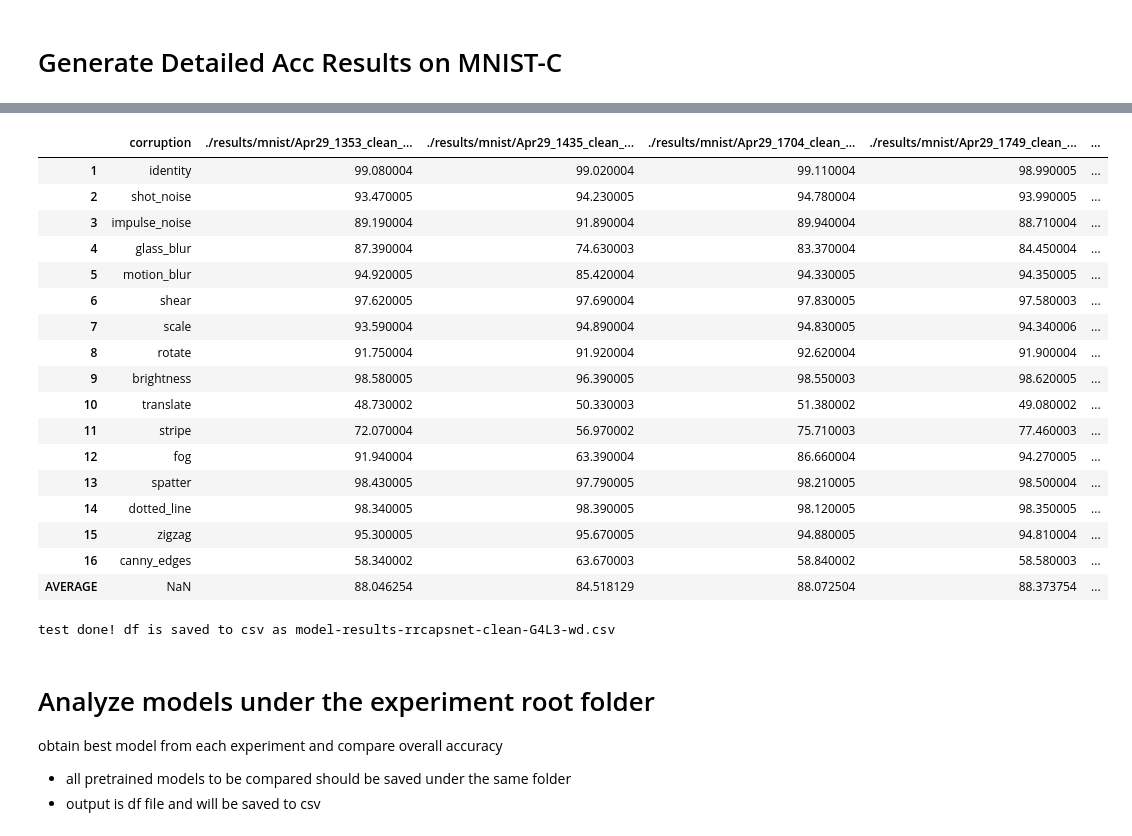
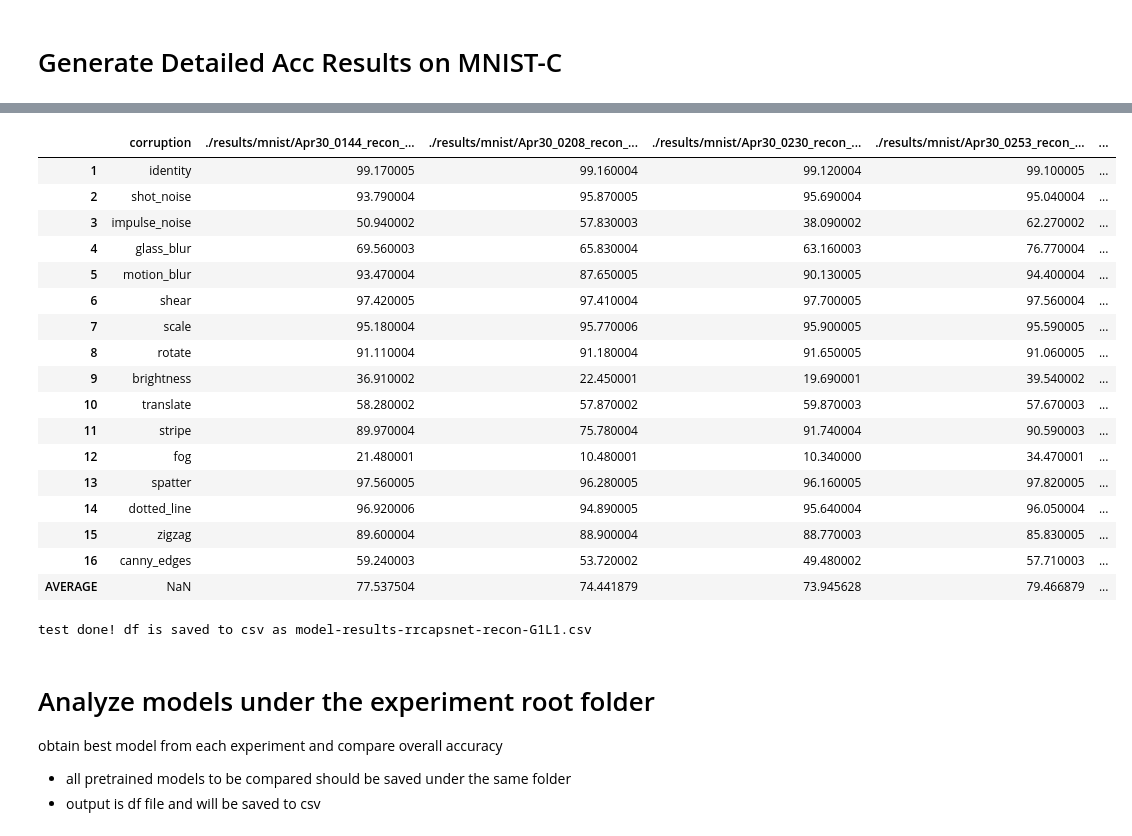
Before and after one commit to ahnchive/ORA-recognition, a Jupyter notebook: eval_rrcapsnet_original.ipynb, the cells around one changed output, grey strips where cells are left out. Cells and saved outputs as stored; diff of their text form; code cells hidden in the pictures.

```diff
--- a/eval_rrcapsnet_original.ipynb
+++ b/eval_rrcapsnet_original.ipynb
@@ -713,7 +705,7 @@ model is loaded from ./results/mnist/Apr29_0213_clean_wd_run1/best_epoch75_acc0.
 #############################
 task='mnist_c_mini'
 # task='mnist_recon'
-# task='mnist_c_original'
+task='mnist_c_original'
 
 train=False #train or test dataset
 print_args=False
@@ -722,8 +714,7 @@ print_args=False
 args_to_update = {'device':DEVICE, 'batch_size':BATCHSIZE,
                  'time_steps': 4, 'routings': 3, 'mask_threshold': 0.1}
 
-load_model_path = './models/rrcapsnet/run3_epoch50_acc0.9907.pt'
-load_model_path = './results/mnist/Apr29_0213_clean_wd_run1/best_epoch75_acc0.9981.pt'
+load_model_path = './models/rrcapsnet/rrcapsnet_best.pt'
 
 
 args = load_args(load_model_path, args_to_update, print_args)
@@ -731,7 +722,7 @@ model = load_model(args)
 
 
 # obtain model prediction and outputs
-corruption_index =3
+corruption_index =9
 corruption =CORRUPTION_TYPES[corruption_index-1]
 
 if task == 'mnist_c_mini':
@@ -740,8 +731,9 @@ if task == 'mnist_c_mini':
     print(f'==> corruption type: {corruption}, this batch acc: {acc_model.mean().item()}')
 elif task =='mnist_c_original':
     print("original is used")
+    batchnum=0
     x, gtx, y_hot, acc_model, objcaps_len_step, x_recon_step, outputs_model = \
-    evaluate_model_on_mnistc_original(corruption, model, verbose=False, save_hooks=True,  max_batch_num=2)
+    evaluate_model_on_mnistc_original(corruption, model, verbose=False, save_hooks=True, max_batch_num=batchnum)
     print(f'==> corruption type: {corruption}, this batch acc: {acc_model.mean().item()}')
 else:
     batchnum=corruption_index*int(1000/BATCHSIZE)-1
@@ -955,7 +941,7 @@ visualize_batch(x, y, outputs['x_input'], objcaps_len_step, start=idx_start, n_i
 verbose=False
 print_args =False
 args_to_update = {'device':DEVICE, 'batch_size':BATCHSIZE,
-                 'time_steps': 4, 'routings': 3, 'mask_threshold': 0.1}
+                 'time_steps': 1, 'routings': 1, 'mask_threshold': 0.1}
 
 
 modelpathlist = [
@@ -993,11 +979,26 @@ modelpathlist = [
 # './results/mnist/Apr29_0429_clean_wd_run5/best_epoch71_acc0.9987.pt',
 
 # Clean-WD 0.0005, 0.98
-'./results/mnist/Apr29_1353_clean_wd2_run1/best_epoch85_acc0.9983.pt',
-'./results/mnist/Apr29_1435_clean_wd2_run2/best_epoch95_acc0.9986.pt',
-'./results/mnist/Apr29_1704_clean_wd2_run3/best_epoch105_acc0.9988.pt',
-'./results/mnist/Apr29_1749_clean_wd2_run4/best_epoch92_acc0.9983.pt',
-'./results/mnist/Apr29_1829_clean_wd2_run5/best_epoch115_acc0.9987.pt',
+# './results/mnist/Apr29_1353_clean_wd2_run1/best_epoch85_acc0.9983.pt',
+# './results/mnist/Apr29_1435_clean_wd2_run2/best_epoch95_acc0.9986.pt',
+# './results/mnist/Apr29_1704_clean_wd2_run3/best_epoch105_acc0.9988.pt',
+# './results/mnist/Apr29_1749_clean_wd2_run4/best_epoch92_acc0.9983.pt',
+# './results/mnist/Apr29_1829_clean_wd2_run5/best_epoch115_acc0.9987.pt',
+
+# Recon-WD
+'./results/mnist/Apr30_0144_recon_run1/best_epoch81_acc0.9983.pt',
+'./results/mnist/Apr30_0208_recon_run2/best_epoch73_acc0.9986.pt',
+'./results/mnist/Apr30_0230_recon_run3/best_epoch77_acc0.9986.pt',
+'./results/mnist/Apr30_0253_recon_run4/best_epoch63_acc0.9981.pt',
+'./results/mnist/Apr30_0321_recon_run5/best_epoch77_acc0.9987.pt',
+
+# Shift-WD
+# './results/mnist/Apr30_0304_shift_run1/best_epoch103_acc0.9966.pt',
+# './results/mnist/Apr30_0400_shift_run2/best_epoch78_acc0.9977.pt',
+# './results/mnist/Apr30_0425_shift_run3/best_epoch85_acc0.9973.pt',
+# './results/mnist/Apr30_0450_shift_run4/best_epoch80_acc0.9958.pt',
+# './results/mnist/Apr30_0513_shift_run5/best_epoch64_acc0.9978.pt'
+
 ]
 
 
@@ -1044,26 +1045,27 @@ DECODER: fcn, w/ None projection
 ========================================================
-|  | corruption | ./results/mnist/Apr29_1353_clean_... | ./results/mnist/Apr29_1435_clean_... | ./results/mnist/Apr29_1704_clean_... | ./results/mnist/Apr29_1749_clean_... | ... |
-| 1 | identity | 99.080004 | 99.020004 | 99.110004 | 98.990005 | ... |
-| 2 | shot_noise | 93.470005 | 94.230005 | 94.780004 | 93.990005 | ... |
-| 3 | impulse_noise | 89.190004 | 91.890004 | 89.940004 | 88.710004 | ... |
-| 4 | glass_blur | 87.390004 | 74.630003 | 83.370004 | 84.450004 | ... |
-| 5 | motion_blur | 94.920005 | 85.420004 | 94.330005 | 94.350005 | ... |
-| 6 | shear | 97.620005 | 97.690004 | 97.830005 | 97.580003 | ... |
-| 7 | scale | 93.590004 | 94.890004 | 94.830005 | 94.340006 | ... |
-| 8 | rotate | 91.750004 | 91.920004 | 92.620004 | 91.900004 | ... |
-| 9 | brightness | 98.580005 | 96.390005 | 98.550003 | 98.620005 | ... |
-| 10 | translate | 48.730002 | 50.330003 | 51.380002 | 49.080002 | ... |
-| 11 | stripe | 72.070004 | 56.970002 | 75.710003 | 77.460003 | ... |
-| 12 | fog | 91.940004 | 63.390004 | 86.660004 | 94.270005 | ... |
-| 13 | spatter | 98.430005 | 97.790005 | 98.210005 | 98.500004 | ... |
-| 14 | dotted_line | 98.340005 | 98.390005 | 98.120005 | 98.350005 | ... |
-| 15 | zigzag | 95.300005 | 95.670005 | 94.880005 | 94.810004 | ... |
-| 16 | canny_edges | 58.340002 | 63.670003 | 58.840002 | 58.580003 | ... |
-| AVERAGE | NaN | 88.046254 | 84.518129 | 88.072504 | 88.373754 | ... |
+|  | corruption | ./results/mnist/Apr30_0144_recon_... | ./results/mnist/Apr30_0208_recon_... | ./results/mnist/Apr30_0230_recon_... | ./results/mnist/Apr30_0253_recon_... | ... |
+| 1 | identity | 99.170005 | 99.160004 | 99.120004 | 99.100005 | ... |
+| 2 | shot_noise | 93.790004 | 95.870005 | 95.690004 | 95.040004 | ... |
+| 3 | impulse_noise | 50.940002 | 57.830003 | 38.090002 | 62.270002 | ... |
+| 4 | glass_blur | 69.560003 | 65.830004 | 63.160003 | 76.770004 | ... |
+| 5 | motion_blur | 93.470004 | 87.650005 | 90.130005 | 94.400004 | ... |
+| 6 | shear | 97.420005 | 97.410004 | 97.700005 | 97.560004 | ... |
+| 7 | scale | 95.180004 | 95.770006 | 95.900005 | 95.590005 | ... |
+| 8 | rotate | 91.110004 | 91.180004 | 91.650005 | 91.060005 | ... |
+| 9 | brightness | 36.910002 | 22.450001 | 19.690001 | 39.540002 | ... |
+| 10 | translate | 58.280002 | 57.870002 | 59.870003 | 57.670003 | ... |
+| 11 | stripe | 89.970004 | 75.780004 | 91.740004 | 90.590003 | ... |
+| 12 | fog | 21.480001 | 10.480001 | 10.340000 | 34.470001 | ... |
+| 13 | spatter | 97.560005 | 96.280005 | 96.160005 | 97.820005 | ... |
+| 14 | dotted_line | 96.920006 | 94.890005 | 95.640004 | 96.050004 | ... |
+| 15 | zigzag | 89.600004 | 88.900004 | 88.770003 | 85.830005 | ... |
+| 16 | canny_edges | 59.240003 | 53.720002 | 49.480002 | 57.710003 | ... |
+| AVERAGE | NaN | 77.537504 | 74.441879 | 73.945628 | 79.466879 | ... |
 # %%
 # save to csv
 # path_df = 'model-results-rrcapsnet-clean-G4L3.csv'
-path_df = 'model-results-rrcapsnet-clean-G4L3-wd.csv'
+# path_df = 'model-results-rrcapsnet-shift-G4L3.csv'
+path_df = 'model-results-rrcapsnet-recon-G1L1.csv'
 
 overwrite = True
 if os.path.isfile(path_df) and not overwrite:
@@ -1072,7 +1074,7 @@ else:
     df.to_csv(path_df, index=False)
     print(f'test done! df is saved to csv as {path_df}')
 # %% [output]
-test done! df is saved to csv as model-results-rrcapsnet-clean-G4L3-wd.csv
+test done! df is saved to csv as model-results-rrcapsnet-recon-G1L1.csv
 # %% [markdown]
 # Analyze models under the experiment root folder
 obtain best model from each experiment and compare overall accuracy
```
Also changed, not shown: parts of 6 cells of this notebook, 6 other files.
